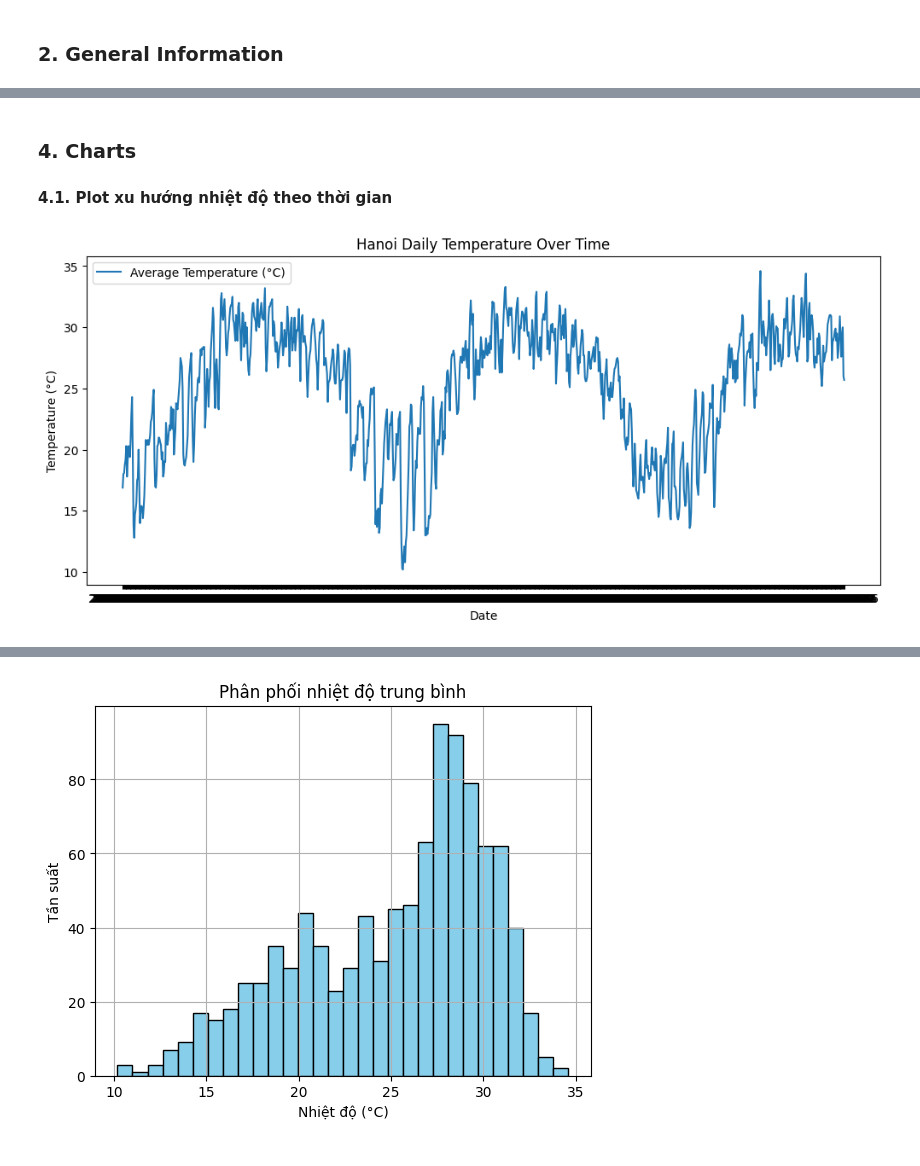
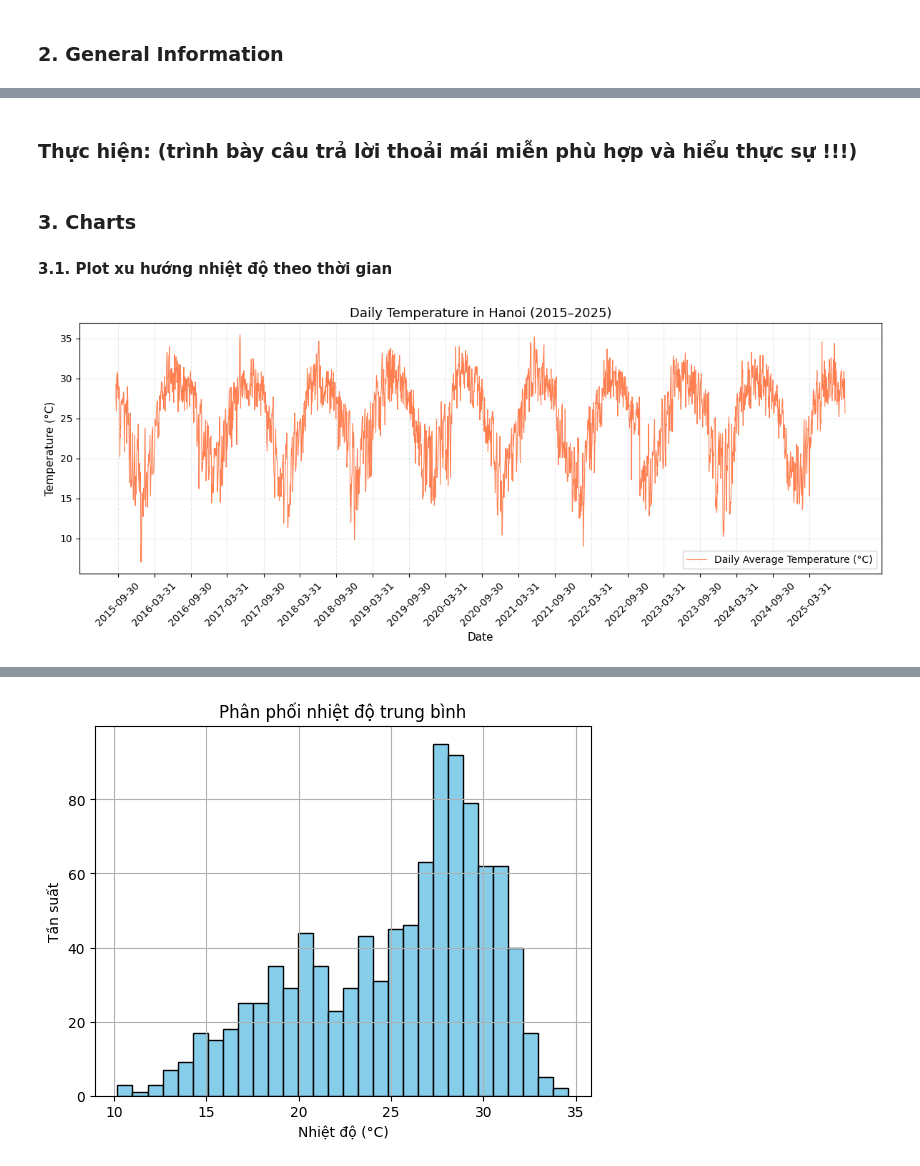
Before and after one commit to DunDun-banana/ml-group1, a Jupyter notebook: Data_understanding.ipynb, the cells around one changed output, grey strips where cells are left out. Saved outputs shown, nothing was run; the diff lists cells and outputs as text; code cells hidden in the pictures.

Commit message:
Nhiệm vụ cho Data Understanding step 2

```diff
--- a/Data_understanding.ipynb
+++ b/Data_understanding.ipynb
@@ -6,7 +6,7 @@ import seaborn as sns
 ### 1. Loading data
 # %%
 # load data
-df = pd.read_csv(r"data\Hanoi 2023-01-01 to 2025-09-26.csv") # khi nào có file data đầy đủ thì thay tên vào
-df.head()
+df = pd.read_csv(r"data\Hanoi Daily 10 years.csv") # khi nào có file data đầy đủ thì thay tên vào
+df.head(5)
 # %% [output]
 |  | name | datetime | tempmax | tempmin | temp | feelslikemax | feelslikemin | feelslike | dew | ... |
@@ -113,14 +134,33 @@ Dữ liệu được thu thập từ **VisualCrossing Weather Data**, chứa cá
+# %% [markdown]
+### Thực hiện: (trình bày câu trả lời thoải mái miễn phù hợp và hiểu thực sự !!!)
 # %% [markdown]
-### 4. Charts
-#### 4.1. Plot xu hướng nhiệt độ theo thời gian
+### 3. Charts
+#### 3.1. Plot xu hướng nhiệt độ theo thời gian
 # %%
 # Plot xu hướng nhiệt độ theo thời gian
-plt.figure(figsize=(12, 5))
-plt.plot(df["datetime"], df["temp"], label="Average Temperature (°C)")
-plt.title("Hanoi Daily Temperature Over Time")
-plt.xlabel("Date")
-plt.ylabel("Temperature (°C)")
+# daily over 10 year
+df["datetime"] = pd.to_datetime(df["datetime"])
+
+plt.figure(figsize=(12,5))
+plt.plot(
+    df["datetime"],
+    df["temp"],
+    color='coral',
+    linewidth=0.8,
+    label="Daily Average Temperature (°C)"
+)
+
+plt.title("Daily Temperature in Hanoi (2015–2025)", fontsize=13)
+plt.xlabel("Date", fontsize=11)
+plt.ylabel("Temperature (°C)", fontsize=11)
+plt.grid(alpha=0.3, linestyle='--')
 plt.legend()
+
+# 🔹 Giãn bớt nhãn trục X: chỉ hiện mỗi 6 tháng
+xticks = pd.date_range(start=df["datetime"].min(), end=df["datetime"].max(), freq='6M')
+plt.xticks(xticks, rotation=45)
+
+plt.tight_layout()
 plt.show()
 # %% [output]
-[figure, old version]
+[figure, new version]
```
Also changed, not shown: parts of 21 cells of this notebook, 6 other files.
